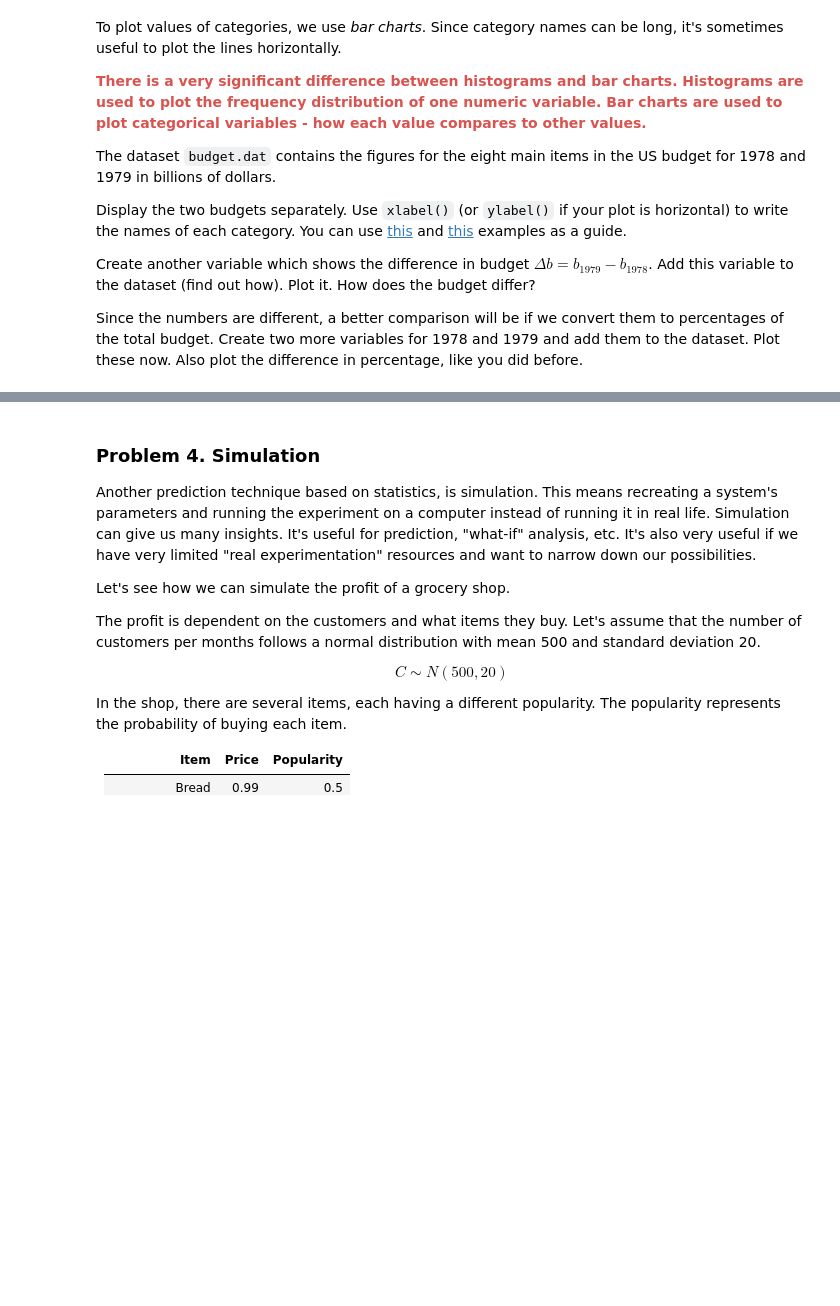
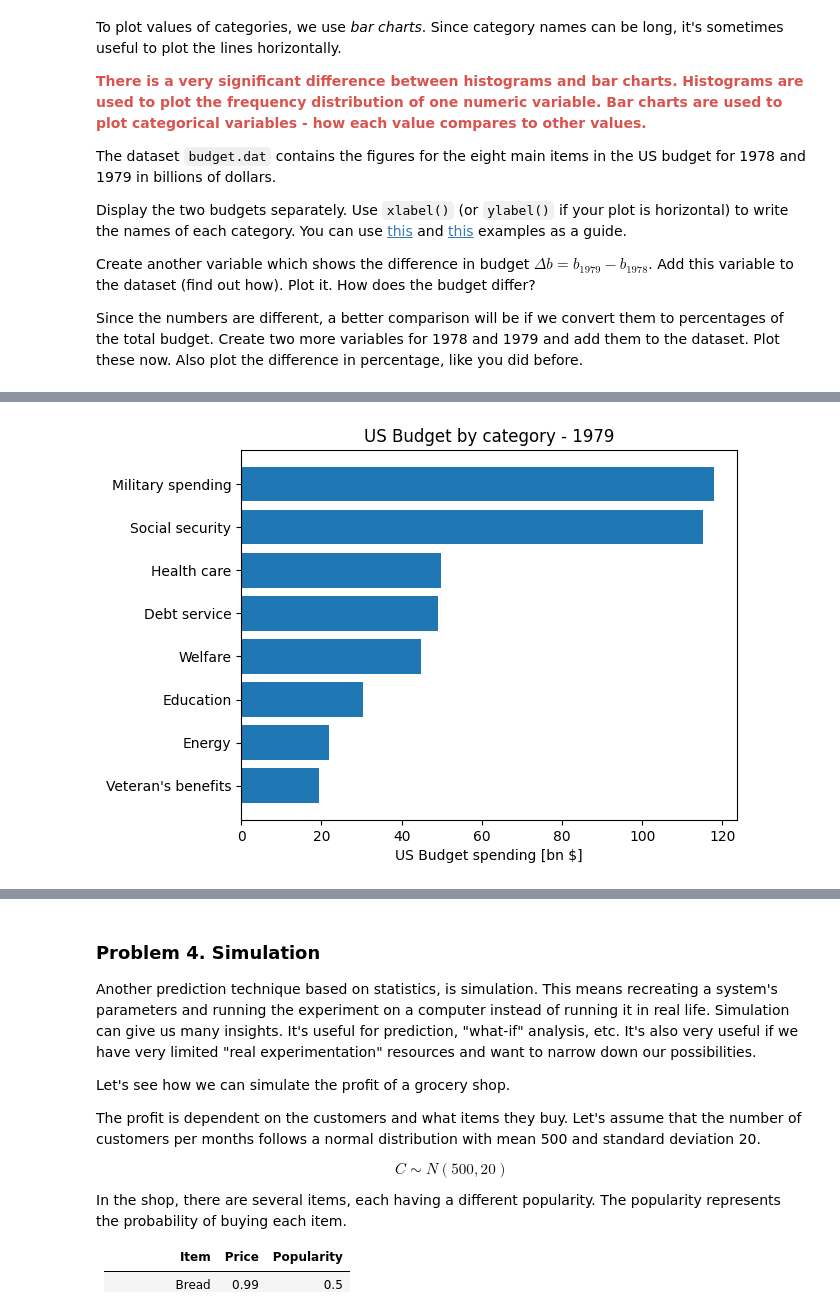
Before and after one commit to plamensve/Math-Concepts, a Jupyter notebook: 06-Statistic/EXERCISE/Statistics Exercise.ipynb, the cells around one changed output, grey strips where cells are left out. Saved outputs shown, nothing was run; the diff lists cells and outputs as text; code cells hidden in the pictures; blank space fills up the shorter version.

```diff
--- a/06-Statistic/EXERCISE/Statistics Exercise.ipynb
+++ b/06-Statistic/EXERCISE/Statistics Exercise.ipynb
@@ -93,0 +189,3 @@ Since the numbers are different, a better comparison will be if we convert them
+# %%
+sorted_budget_1979 = budget.sort_values('1979')
+sorted_budget_1979['1979']
@@ -93,0 +202,9 @@ Since the numbers are different, a better comparison will be if we convert them
+# %%
+plt.barh(sorted_budget_1979.Category, sorted_budget_1979['1979'])
+
+plt.title("US Budget by category - 1979")
+plt.xlabel("US Budget spending [bn $]")
+
+plt.show()
+# %% [output]
+[figure, added]
```
Also changed, not shown: parts of 16 cells of this notebook.
